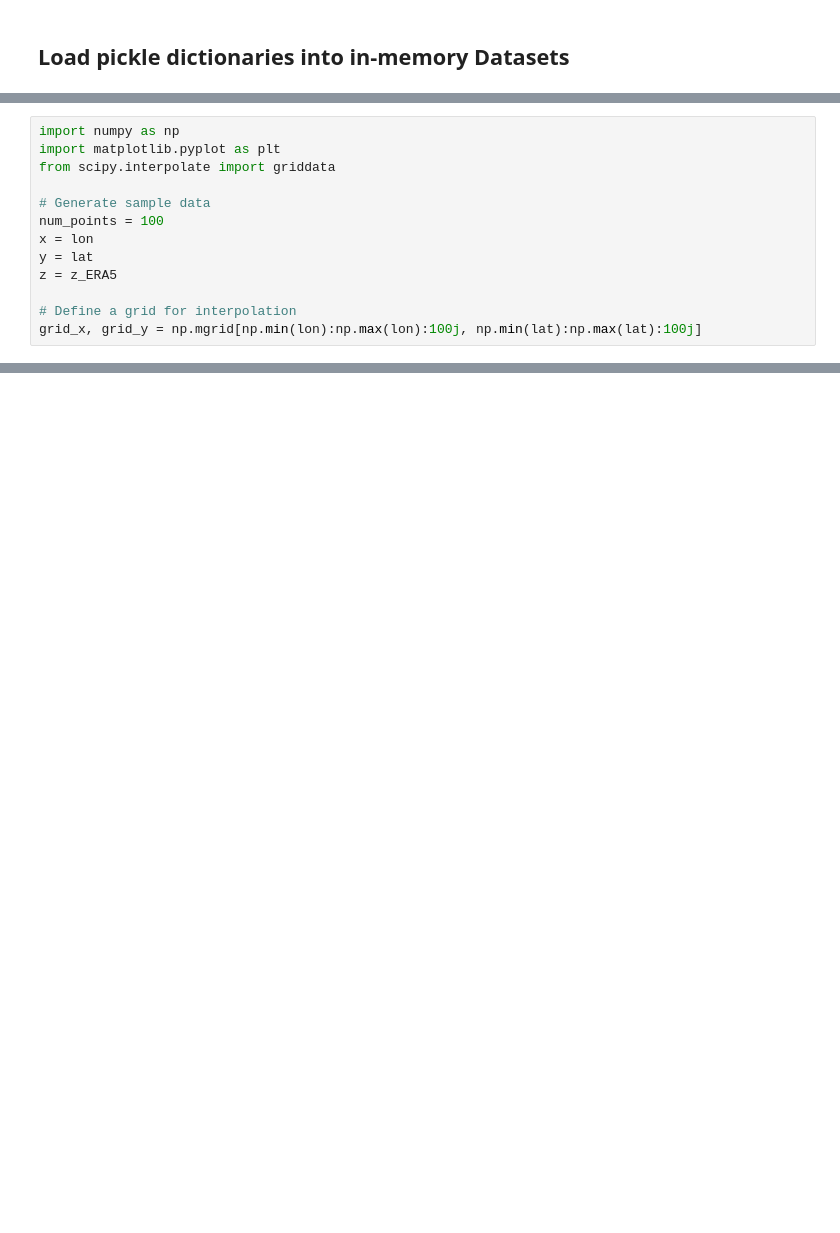
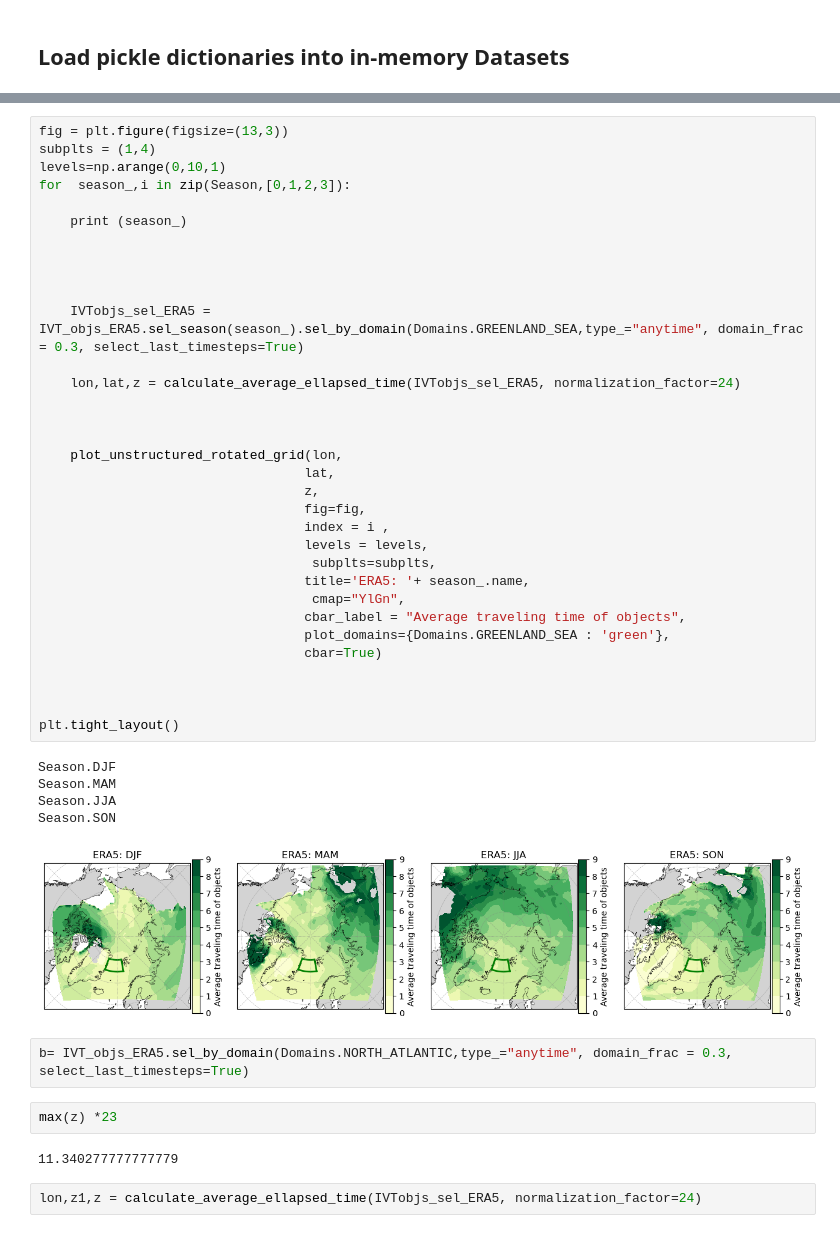
Before and after one commit to jobo95/MOAAP, a Jupyter notebook: Notebooks/Analysis/ERA5_IVT_duration_from_starting_domain.ipynb, the cells around one changed output, grey strips where cells are left out. Saved outputs shown, nothing was run; the diff lists cells and outputs as text; blank space fills up the shorter version.

```diff
--- a/Notebooks/Analysis/ERA5_IVT_duration_from_starting_domain.ipynb
+++ b/Notebooks/Analysis/ERA5_IVT_duration_from_starting_domain.ipynb
@@ -226,13 +102,0 @@ grid_z_cubic = griddata((x, y), z, (grid_x, grid_y), method='cubic')
-# %%
-import numpy as np
-import matplotlib.pyplot as plt
-from scipy.interpolate import griddata
-
-# Generate sample data
-num_points = 100
-x = lon
-y = lat
-z = z_ERA5
-
-# Define a grid for interpolation
-grid_x, grid_y = np.mgrid[np.min(lon):np.max(lon):100j, np.min(lat):np.max(lat):100j]
@@ -282,0 +110,47 @@ array([[-0.91675833, -1.29558308, -0.83341667, ...,  0.70840417,
+# %%
+fig = plt.figure(figsize=(13,3))
+subplts = (1,4)
+levels=np.arange(0,10,1)
+for  season_,i in zip(Season,[0,1,2,3]):
+
+    print (season_)
+
+
+
+
+    IVTobjs_sel_ERA5 = IVT_objs_ERA5.sel_season(season_).sel_by_domain(Domains.GREENLAND_SEA,type_="anytime", domain_frac = 0.3, select_last_timesteps=True)
+
+    lon,lat,z = calculate_average_ellapsed_time(IVTobjs_sel_ERA5, normalization_factor=24)
+
+
+
+    plot_unstructured_rotated_grid(lon,
+                                  lat,
+                                  z,
+                                  fig=fig,
+                                  index = i ,
+                                  levels = levels,
+                                   subplts=subplts,
+                                  title='ERA5: '+ season_.name,
+                                   cmap="YlGn",
+                                  cbar_label = "Average traveling time of objects",
+                                  plot_domains={Domains.GREENLAND_SEA : 'green'},
+                                  cbar=True)
+
+
+
+plt.tight_layout()
+# %% [output]
+Season.DJF
+Season.MAM
+Season.JJA
+Season.SON
+[figure, added]
+# %%
+b= IVT_objs_ERA5.sel_by_domain(Domains.NORTH_ATLANTIC,type_="anytime", domain_frac = 0.3, select_last_timesteps=True)
+# %%
+max(z) *23
+# %% [output]
+11.340277777777779
+# %%
+lon,z1,z = calculate_average_ellapsed_time(IVTobjs_sel_ERA5, normalization_factor=24)
```
Also changed, not shown: parts of 24 cells of this notebook, 12 other files.
